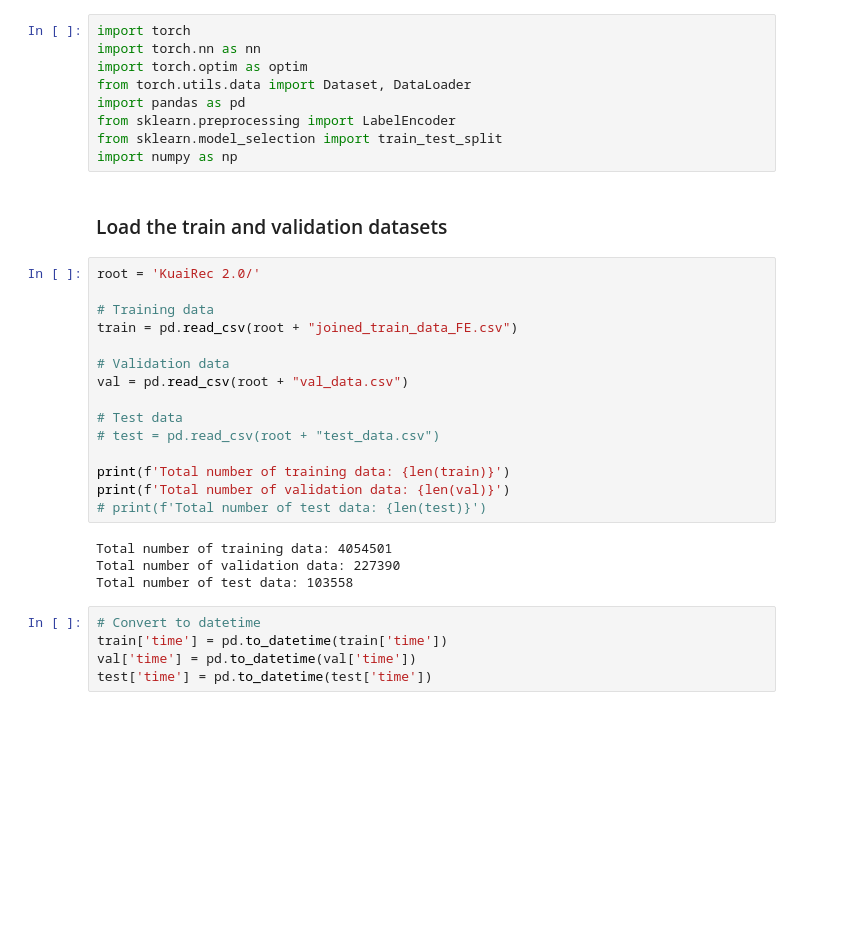
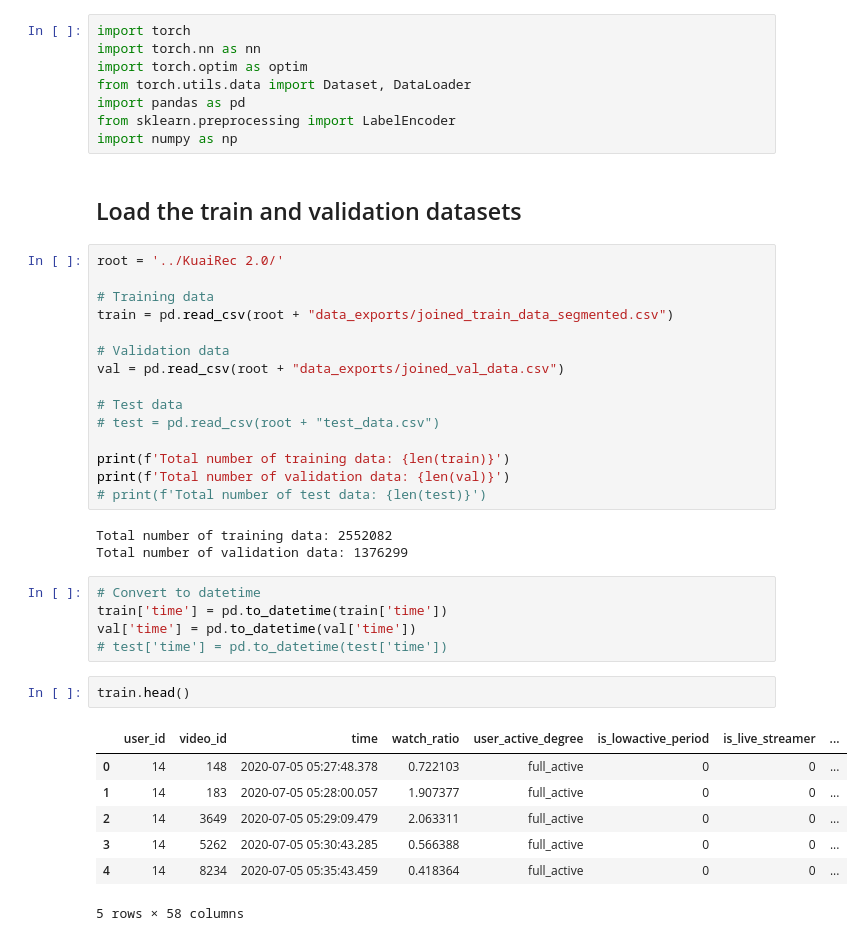
Before and after one commit to jiaawe/kuaishou-recommender, a Jupyter notebook: model/model_ncf.ipynb, the cells around one changed output. Cells and saved outputs as stored; diff of their text form; blank space fills up the shorter version.

Commit message:
ncf model

```diff
--- a/model/model_ncf.ipynb
+++ b/model/model_ncf.ipynb
@@ -5,18 +5,17 @@ import torch.optim as optim
 from torch.utils.data import Dataset, DataLoader
 import pandas as pd
 from sklearn.preprocessing import LabelEncoder
-from sklearn.model_selection import train_test_split
 import numpy as np
 # %% [markdown]
-### Load the train and validation datasets
+## Load the train and validation datasets
 # %%
-root = 'KuaiRec 2.0/'
+root = '../KuaiRec 2.0/'
 
 # Training data
-train = pd.read_csv(root + "joined_train_data_FE.csv")
+train = pd.read_csv(root + "data_exports/joined_train_data_segmented.csv")
 
 # Validation data
-val = pd.read_csv(root + "val_data.csv")
+val = pd.read_csv(root + "data_exports/joined_val_data.csv")
 
 # Test data
 # test = pd.read_csv(root + "test_data.csv")
@@ -25,11 +24,20 @@ print(f'Total number of training data: {len(train)}')
 print(f'Total number of validation data: {len(val)}')
 # print(f'Total number of test data: {len(test)}')
 # %% [output]
-Total number of training data: 4054501
-Total number of validation data: 227390
-Total number of test data: 103558
+Total number of training data: 2552082
+Total number of validation data: 1376299
 # %%
 # Convert to datetime
 train['time'] = pd.to_datetime(train['time'])
 val['time'] = pd.to_datetime(val['time'])
-test['time'] = pd.to_datetime(test['time'])
+# test['time'] = pd.to_datetime(test['time'])
+# %%
+train.head()
+# %% [output]
+|  | user_id | video_id | time | watch_ratio | user_active_degree | is_lowactive_period | is_live_streamer | ... |
+| 0 | 14 | 148 | 2020-07-05 05:27:48.378 | 0.722103 | full_active | 0 | 0 | ... |
+| 1 | 14 | 183 | 2020-07-05 05:28:00.057 | 1.907377 | full_active | 0 | 0 | ... |
+| 2 | 14 | 3649 | 2020-07-05 05:29:09.479 | 2.063311 | full_active | 0 | 0 | ... |
+| 3 | 14 | 5262 | 2020-07-05 05:30:43.285 | 0.566388 | full_active | 0 | 0 | ... |
+| 4 | 14 | 8234 | 2020-07-05 05:35:43.459 | 0.418364 | full_active | 0 | 0 | ... |
+5 rows × 58 columns
```
Also changed, not shown: parts of 27 cells of this notebook.
